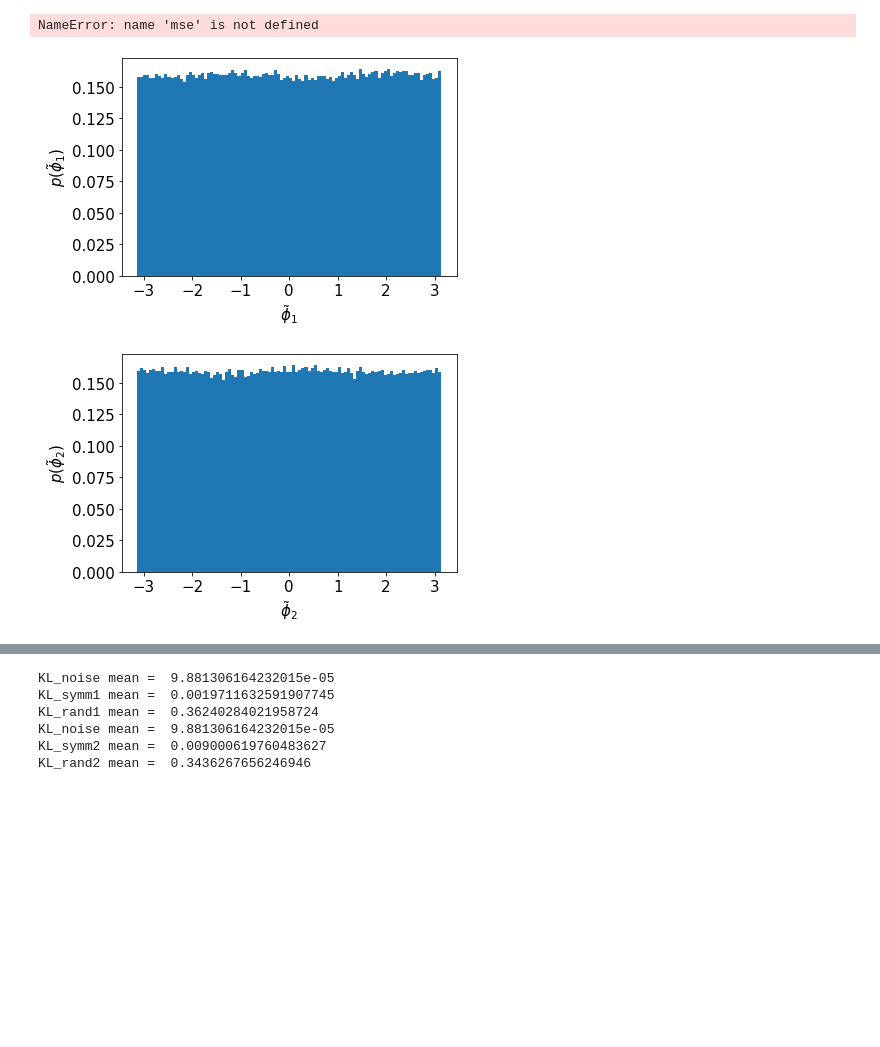
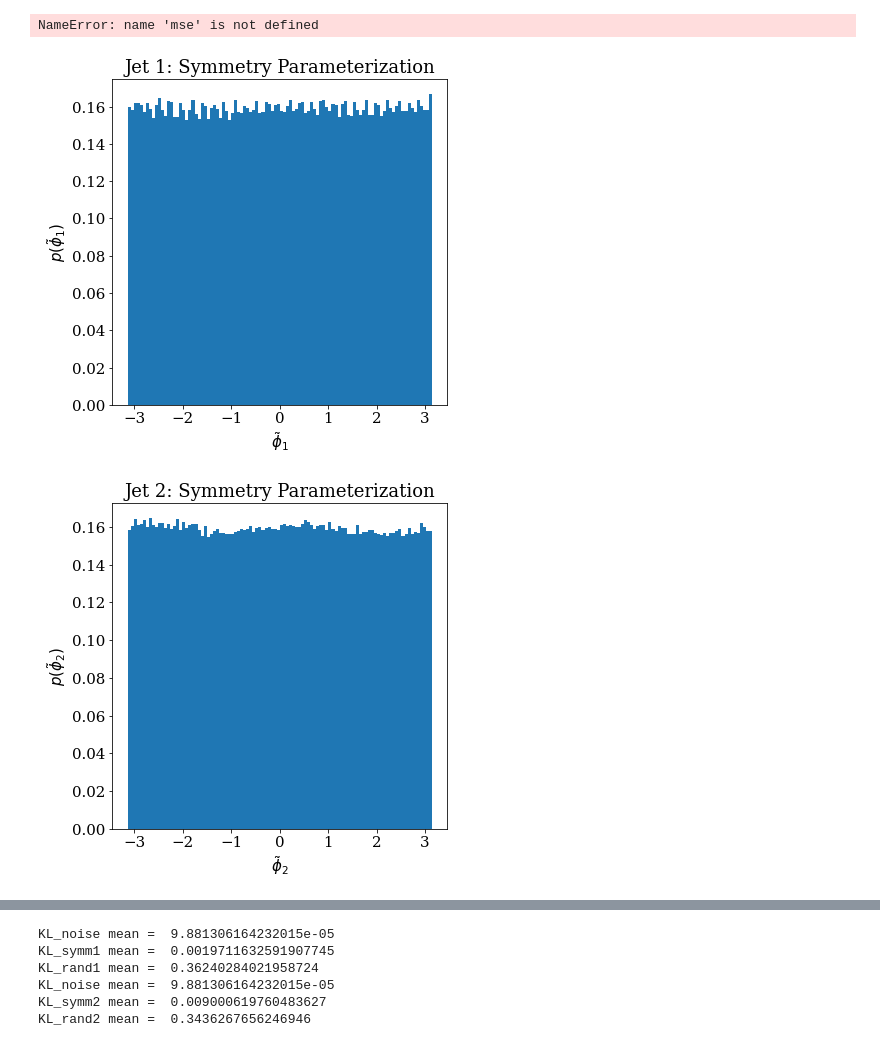
Before and after one commit to hep-lbdl/symmetrydiscovery, a Jupyter notebook: LHCOlympics/LHCO-KL.ipynb, the cells around one changed output, grey strips where cells are left out. Cells and saved outputs as stored; diff of their text form; code cells hidden in the pictures; blank space fills up the shorter version.

```diff
--- a/LHCOlympics/LHCO-KL.ipynb
+++ b/LHCOlympics/LHCO-KL.ipynb
@@ -79,7 +79,12 @@ rand_mse = [mse(np.histogram(phi_i, bins=b)[0], np.histogram(np.arctan2(rotate(T
 NameError: name 'phi_i' is not defined
 # %%
 plt.rc('font', size=15)
-fig, ax = plt.subplots()
+plt.rcParams["font.family"] = "serif"
+
+
+
+fig, ax = plt.subplots(figsize=(6,6))
 graph_phi1(ax, np.random.randint(0, N))
+plt.title("Jet 1: Random Parameterization")
 plt.savefig('KL_rand1.pdf', bbox_inches='tight')
 # %% [output]
@@ -87,6 +92,13 @@ plt.savefig('KL_rand1.pdf', bbox_inches='tight')
 # %%
 plt.rc('font', size=15)
-fig, ax = plt.subplots()
+plt.rcParams["font.family"] = "serif"
+
+
+
+fig, ax = plt.subplots(figsize=(6,6))
 graph_phi2(ax, np.random.randint(0, N))
+plt.title("Jet 2: Random Parameterization")
+
+
 plt.savefig('KL_rand2.pdf', bbox_inches='tight')
 # %% [output]
@@ -144,18 +156,33 @@ noise_mse = [mse(np.histogram(rng.uniform(-np.pi, np.pi, len(phi_i)), bins=b)[0]
                                  np.histogram(rng.uniform(-np.pi, np.pi, len(phi_i)), bins=b)[0]) for initnr in range(N)]
 # %%
 plt.rc('font', size=15)
-fig, ax = plt.subplots()
+
+plt.rcParams["font.family"] = "serif"
+
+
+
+fig, ax = plt.subplots(figsize=(6,6))
 graph_phi1(ax, np.random.randint(0, N))
+plt.title("Jet 1: Symmetry Parameterization")
+
+
 plt.savefig('KL_symm1.pdf', bbox_inches='tight')
 # %% [output]
-[figure, old version]
+[figure, new version]
 # %%
 plt.rc('font', size=15)
-fig, ax = plt.subplots()
+plt.rcParams["font.family"] = "serif"
+
+
+
+fig, ax = plt.subplots(figsize=(6,6))
 graph_phi2(ax, np.random.randint(0, N))
+plt.title("Jet 2: Symmetry Parameterization")
+
+
 plt.savefig('KL_symm2.pdf', bbox_inches='tight')
 # %% [output]
-[figure, old version]
+[figure, new version]
 # %%
 KL_noise = [entropy(np.histogram(rng.uniform(-np.pi, np.pi, len(phi1_i)), bins=b)[0],
                                  np.histogram(rng.uniform(-np.pi, np.pi, len(phi1_i)), bins=b)[0]) for initnr in range(N)]
```
Also changed, not shown: parts of 4 cells of this notebook, 14 other files.
